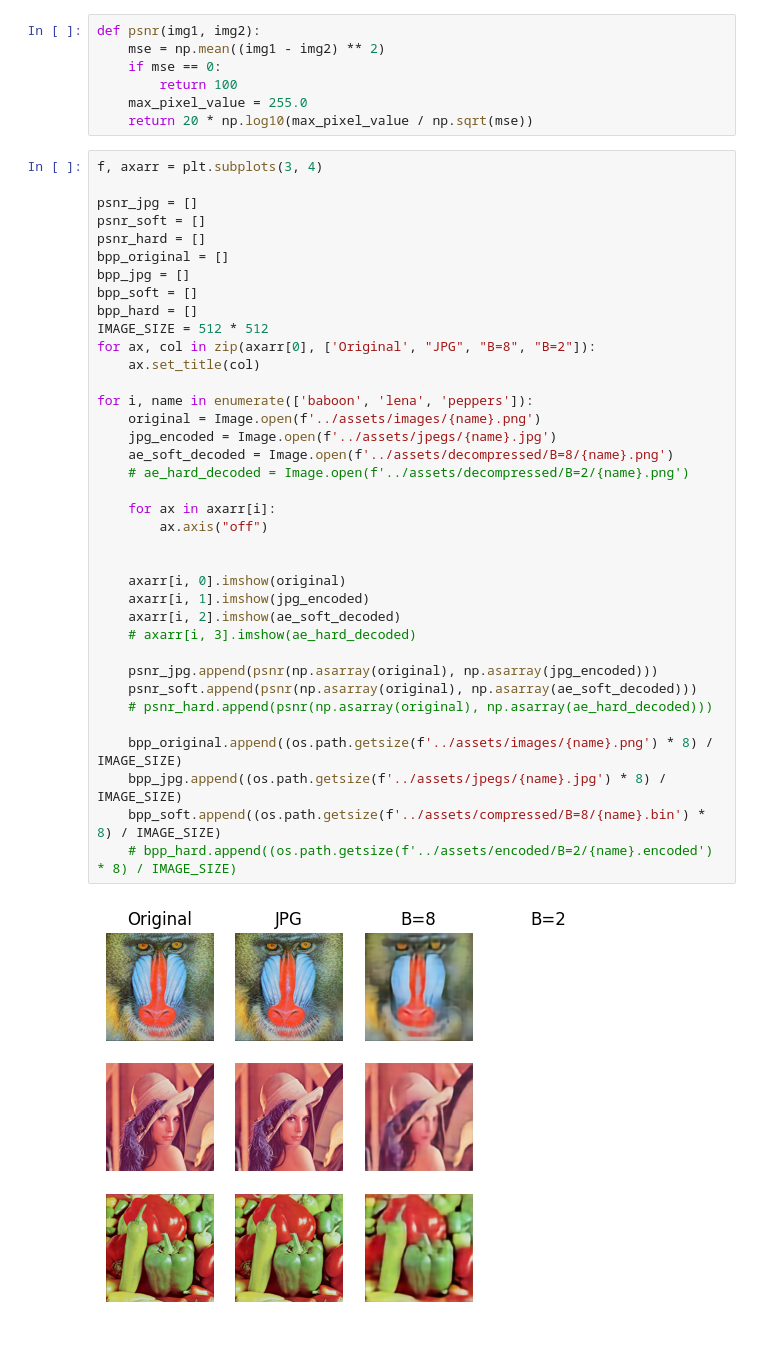
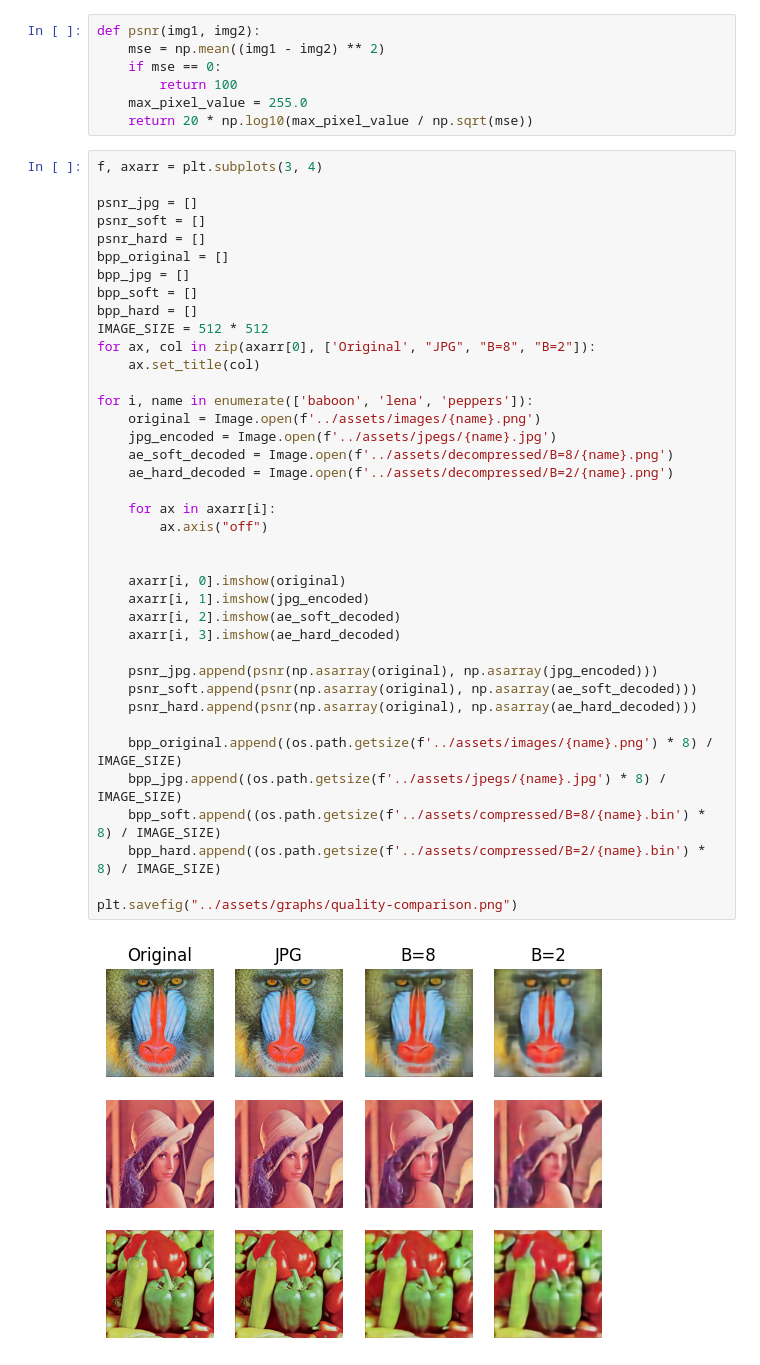
Before and after one commit to aimaster-dev/image-compression-by-autoencoder, a Jupyter notebook: notebooks/analysis.ipynb, the cells around one changed output. Drawn from its saved outputs; the diff is of its cells as text.

```diff
--- a/notebooks/analysis.ipynb
+++ b/notebooks/analysis.ipynb
@@ -17,38 +17,40 @@ psnr_jpg = []
 psnr_soft = []
 psnr_hard = []
 bpp_original = []
 bpp_jpg = []
 bpp_soft = []
 bpp_hard = []
 IMAGE_SIZE = 512 * 512
 for ax, col in zip(axarr[0], ['Original', "JPG", "B=8", "B=2"]):
     ax.set_title(col)
 
 for i, name in enumerate(['baboon', 'lena', 'peppers']):
     original = Image.open(f'../assets/images/{name}.png')
     jpg_encoded = Image.open(f'../assets/jpegs/{name}.jpg')
     ae_soft_decoded = Image.open(f'../assets/decompressed/B=8/{name}.png')
-    # ae_hard_decoded = Image.open(f'../assets/decompressed/B=2/{name}.png')
+    ae_hard_decoded = Image.open(f'../assets/decompressed/B=2/{name}.png')
 
     for ax in axarr[i]:
         ax.axis("off")
 
 
     axarr[i, 0].imshow(original)
     axarr[i, 1].imshow(jpg_encoded)
     axarr[i, 2].imshow(ae_soft_decoded)
-    # axarr[i, 3].imshow(ae_hard_decoded)
+    axarr[i, 3].imshow(ae_hard_decoded)
 
     psnr_jpg.append(psnr(np.asarray(original), np.asarray(jpg_encoded)))
     psnr_soft.append(psnr(np.asarray(original), np.asarray(ae_soft_decoded)))
-    # psnr_hard.append(psnr(np.asarray(original), np.asarray(ae_hard_decoded)))
+    psnr_hard.append(psnr(np.asarray(original), np.asarray(ae_hard_decoded)))
 
     bpp_original.append((os.path.getsize(f'../assets/images/{name}.png') * 8) / IMAGE_SIZE)
     bpp_jpg.append((os.path.getsize(f'../assets/jpegs/{name}.jpg') * 8) / IMAGE_SIZE)
     bpp_soft.append((os.path.getsize(f'../assets/compressed/B=8/{name}.bin') * 8) / IMAGE_SIZE)
-    # bpp_hard.append((os.path.getsize(f'../assets/encoded/B=2/{name}.encoded') * 8) / IMAGE_SIZE)
+    bpp_hard.append((os.path.getsize(f'../assets/compressed/B=2/{name}.bin') * 8) / IMAGE_SIZE)
+
+plt.savefig("../assets/graphs/quality-comparison.png")
 # %% [output]
-[figure, old version]
+[figure, new version]
 # %%
 plt.plot(psnr_jpg, '-o', label='JPG')
 plt.plot(psnr_soft, '-o', label='B=8')
```
Also changed, not shown: parts of 2 cells of this notebook, 10 other files.
